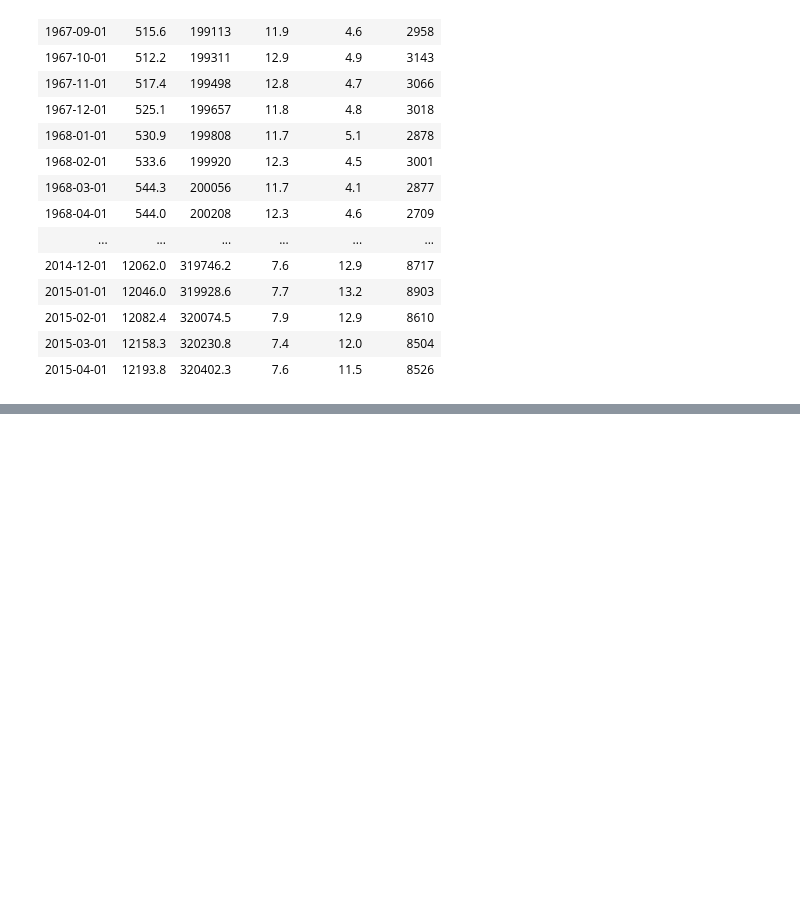
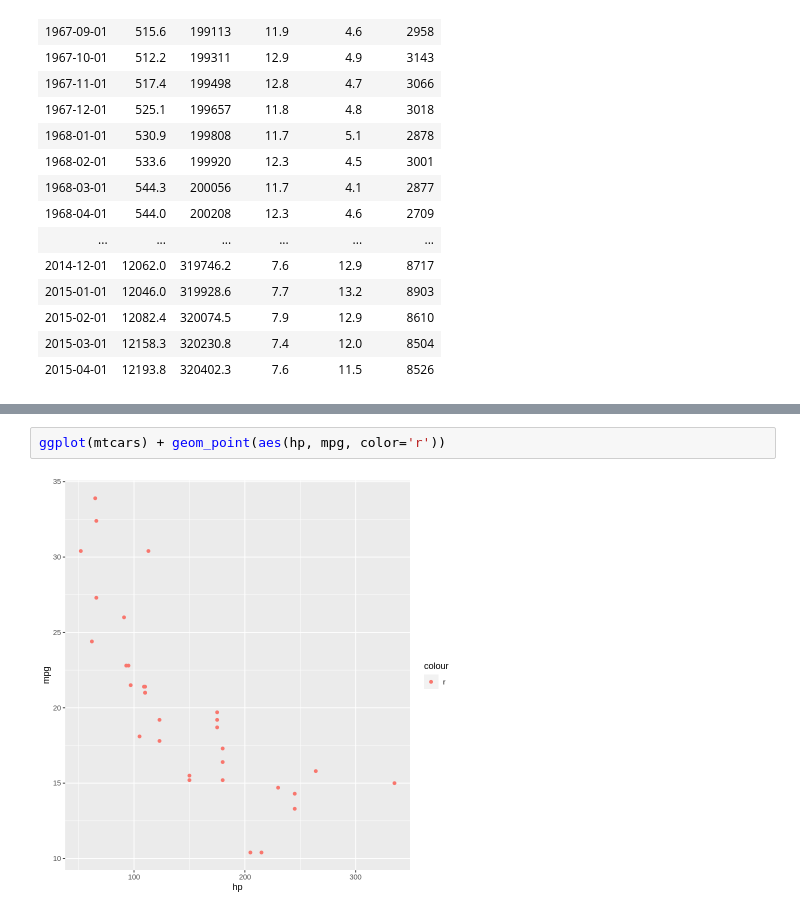
Before and after one commit to IEXE-Tec/computo-datos-masivos, a Jupyter notebook: 06_R_Sagemaker.ipynb, the cells around one changed output, grey strips where cells are left out. Saved outputs shown, nothing was run; the diff lists cells and outputs as text; blank space fills up the shorter version.

```diff
--- a/06_R_Sagemaker.ipynb
+++ b/06_R_Sagemaker.ipynb
@@ -1065,0 +1177,4 @@ A tibble: 574 × 6
+# %%
+ggplot(mtcars) + geom_point(aes(hp, mpg, color='r'))
+# %% [output]
+[figure, added]
```
Also changed, not shown: parts of 29 cells of this notebook.
